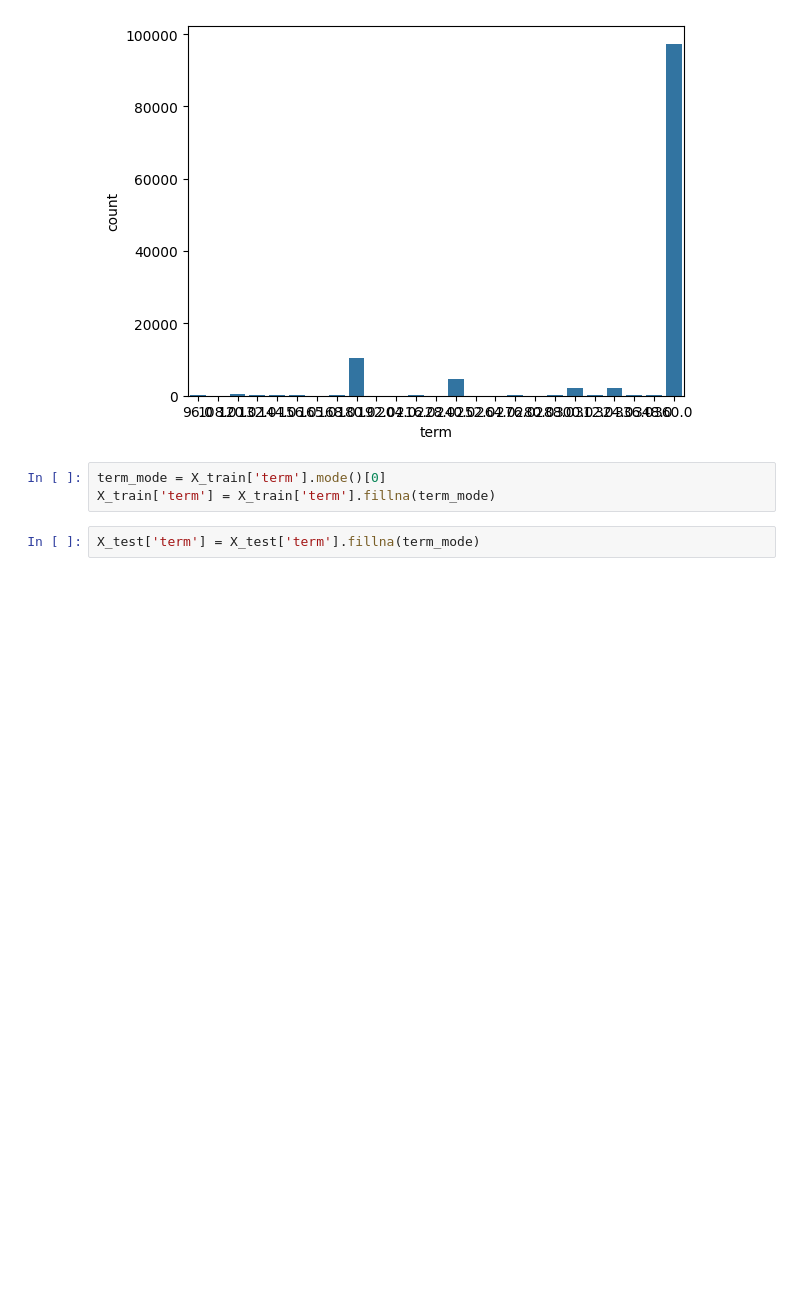
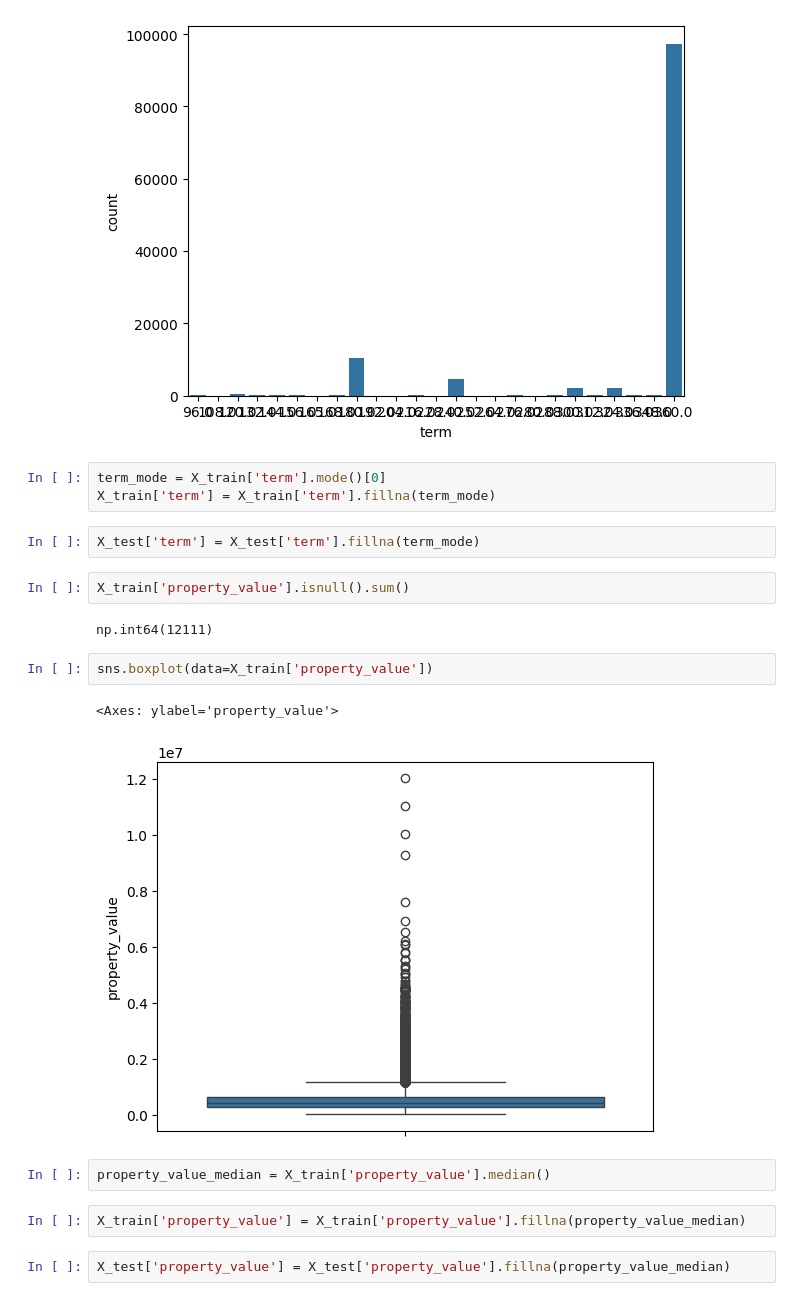
Before and after one commit to YASH280626/loan-default-prediction, a Jupyter notebook: analysis.ipynb, the cells around one changed output. Drawn from its saved outputs; the diff is of its cells as text; blank space fills up the shorter version.

Commit message:
Performed Imputation on missing values of property_value feature

```diff
--- a/analysis.ipynb
+++ b/analysis.ipynb
@@ -1168,3 +1168,18 @@ term_mode = X_train['term'].mode()[0]
 X_train['term'] = X_train['term'].fillna(term_mode)
 # %%
 X_test['term'] = X_test['term'].fillna(term_mode)
+# %%
+X_train['property_value'].isnull().sum()
+# %% [output]
+np.int64(12111)
+# %%
+sns.boxplot(data=X_train['property_value'])
+# %% [output]
+<Axes: ylabel='property_value'>
+[figure, added]
+# %%
+property_value_median = X_train['property_value'].median()
+# %%
+X_train['property_value'] = X_train['property_value'].fillna(property_value_median)
+# %%
+X_test['property_value'] = X_test['property_value'].fillna(property_value_median)
```
